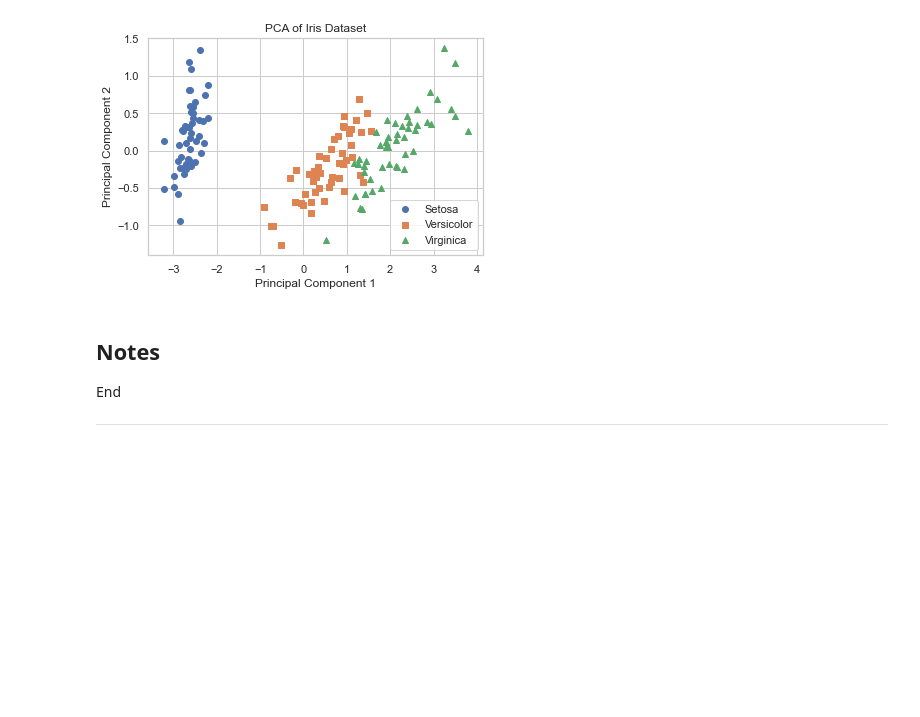
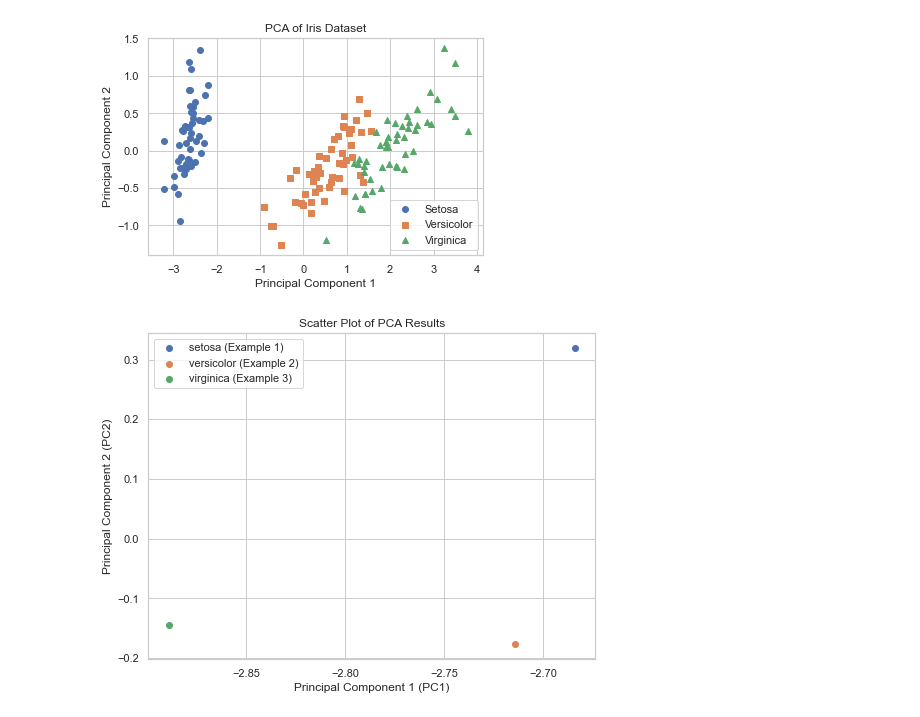
Before and after one commit to KenLin765/machine-learning-and-statistics, a Jupyter notebook: tasks.ipynb, the cells around one changed output. Drawn from its saved outputs; the diff is of its cells as text; code cells hidden in the pictures; blank space fills up the shorter version.

```diff
--- a/tasks.ipynb
+++ b/tasks.ipynb
@@ -1116,9 +1128,15 @@ plt.legend()
 plt.show()
 # %% [output]
 [figure]
-# %% [markdown]
-## Notes
-
-
-End
-***
+# %%
+plt.figure(figsize=(8, 6))
+for i, (pc1, pc2, species) in enumerate(zip(X_pca[:, 0], X_pca[:, 1], iris.target_names)):
+    plt.scatter(pc1, pc2, label=f"{species} (Example {i + 1})", c=f'C{i}')
+
+plt.xlabel('Principal Component 1 (PC1)')
+plt.ylabel('Principal Component 2 (PC2)')
+plt.title('Scatter Plot of PCA Results')
+plt.legend()
+plt.show()
+# %% [output]
+[figure, added]
```
Also changed, not shown: parts of 5 cells of this notebook, 1 other file.
